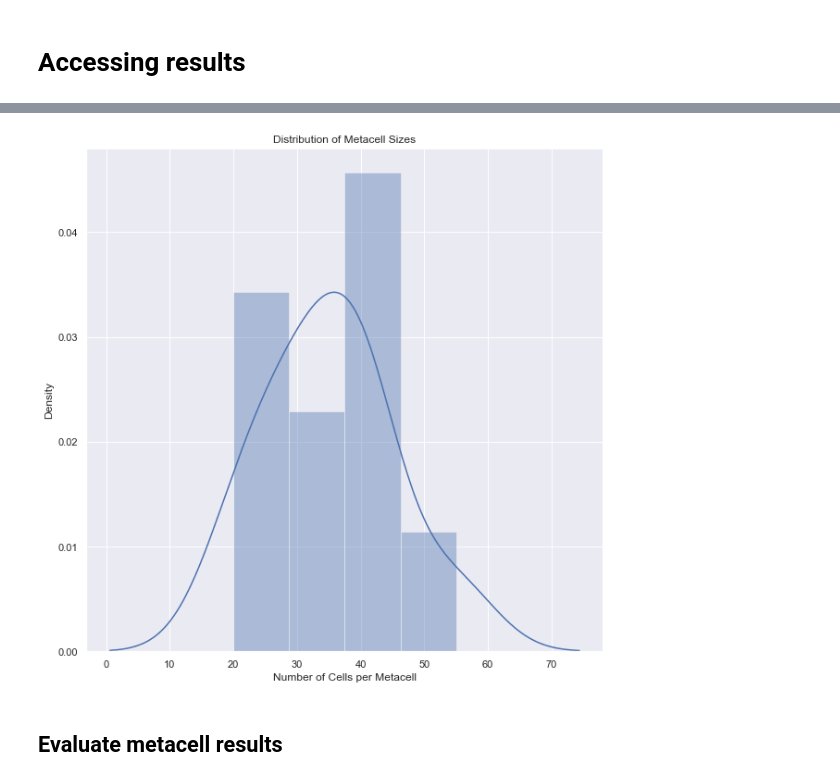
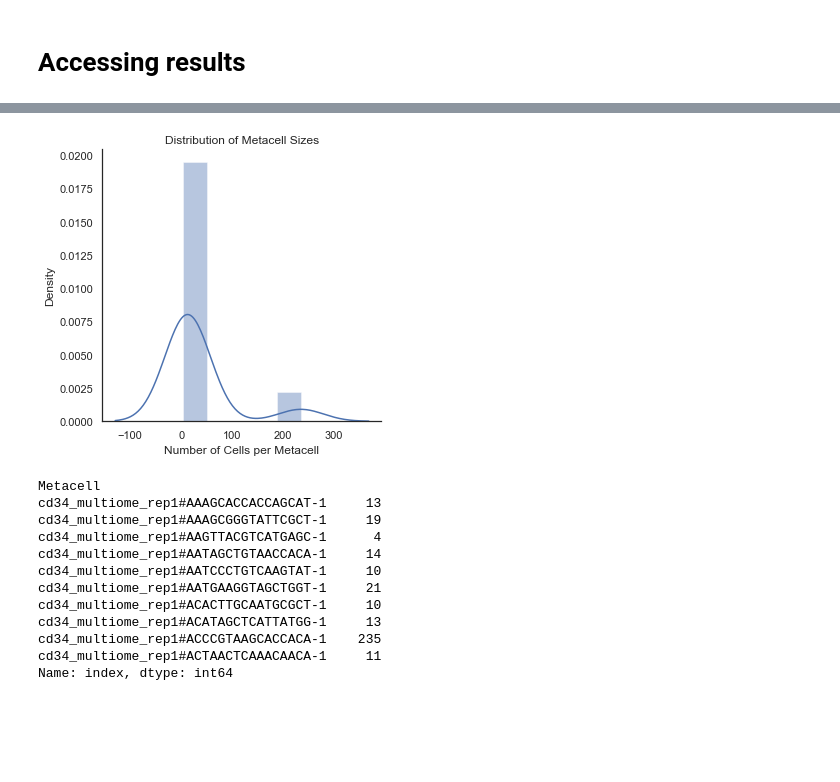
Before and after one commit to dpeerlab/SEACells, a Jupyter notebook: notebooks/example_notebook.ipynb, the cells around one changed output, grey strips where cells are left out. Saved outputs shown, nothing was run; the diff lists cells and outputs as text; code cells hidden in the pictures; blank space fills up the shorter version.

Commit message:
Packaged metacells

```diff
--- a/notebooks/example_notebook.ipynb
+++ b/notebooks/example_notebook.ipynb
@@ -34,0 +35,9 @@ todo
+# %%
+# First we remove any genes which have counts for fewer than 5 cells
+non_zero_entries =  np.count_nonzero(ad.to_df(), axis=0)
+keep_genes = ad.var_names[non_zero_entries>=5]
+ad = ad[:, keep_genes]
+
+# We drop any cells with zero expression as well
+keep_cells = ad.obs_names[ad.to_df().sum(1) > 0]
+ad = ad[keep_cells, :]
@@ -120,7 +183,8 @@ PKG also implements methods for visualizing the results of the Metacells algorit
     </ul>
 # %%
 # Load the plotting functions as plot
-from src.metacells import plot
+from metacells import plot
+sns.set(style="white")
 # %%
 plot.plot_2D(ad, key='X_umap', colour_metacells=False)
 # %% [output]
@@ -132,6 +196,16 @@ plot.plot_2D(ad, key = 'X_FDL', colour_metacells=True)
 # %%
-plot.plot_metacell_sizes(ad)
+plot.plot_metacell_sizes(ad, bins=5)
 # %% [output]
-[figure, old version]
+[figure, new version]
+Metacell
+cd34_multiome_rep1#AAAGCACCACCAGCAT-1     13
+cd34_multiome_rep1#AAAGCGGGTATTCGCT-1     19
+cd34_multiome_rep1#AAGTTACGTCATGAGC-1      4
+cd34_multiome_rep1#AATAGCTGTAACCACA-1     14
+cd34_multiome_rep1#AATCCCTGTCAAGTAT-1     10
+cd34_multiome_rep1#AATGAAGGTAGCTGGT-1     21
+cd34_multiome_rep1#ACACTTGCAATGCGCT-1     10
+cd34_multiome_rep1#ACATAGCTCATTATGG-1     13
+cd34_multiome_rep1#ACCCGTAAGCACCACA-1    235
+cd34_multiome_rep1#ACTAACTCAAACAACA-1     11
+Name: index, dtype: int64
-# %% [markdown]
-## Evaluate metacell results
```
Also changed, not shown: parts of 36 cells of this notebook, 19 other files.
